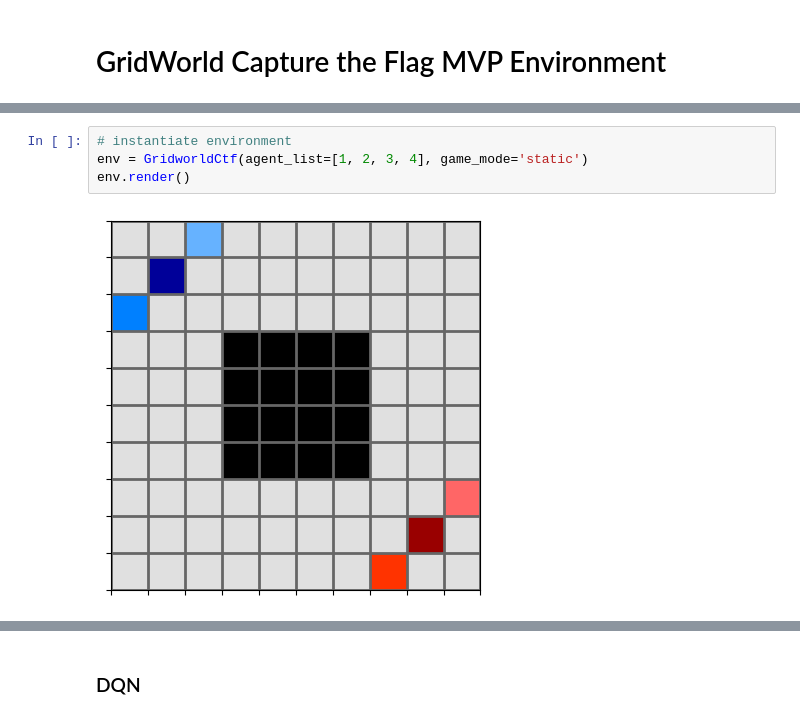
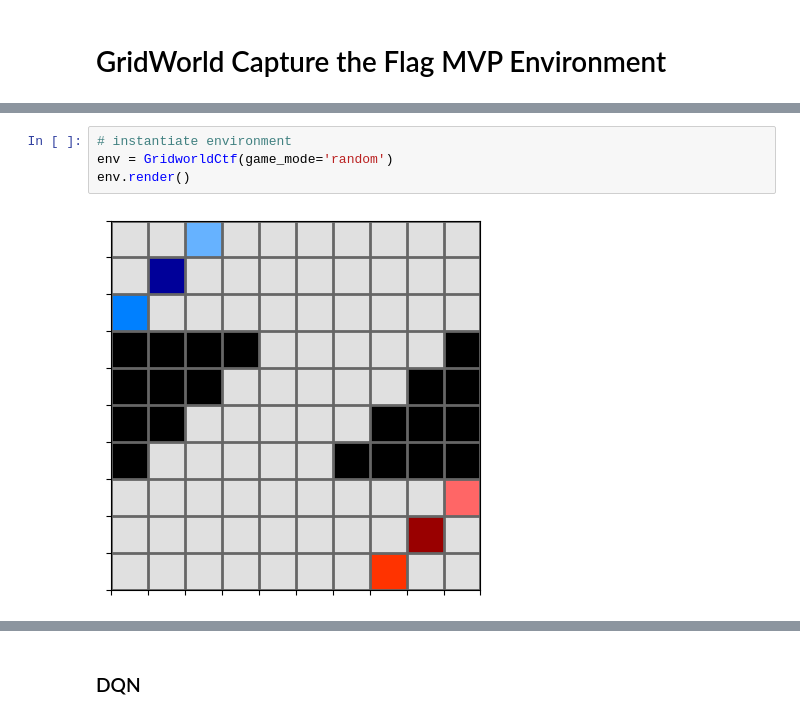
Before and after one commit to g-nightingale/marl-ctf-development, a Jupyter notebook: mvp_environment/mvp_env.ipynb, the cells around one changed output, grey strips where cells are left out. Drawn from its saved outputs; the diff is of its cells as text.

Commit message:
Update env, agent, config

```diff
--- a/mvp_environment/mvp_env.ipynb
+++ b/mvp_environment/mvp_env.ipynb
@@ -24,7 +25,7 @@ False
 # %%
 # instantiate environment
-env = GridworldCtf(agent_list=[1, 2, 3, 4], game_mode='static')
+env = GridworldCtf(game_mode='random')
 env.render()
 # %% [output]
-[figure, old version]
+[figure, new version]
 # %%
```
Also changed, not shown: parts of 16 cells of this notebook, 5 other files.
